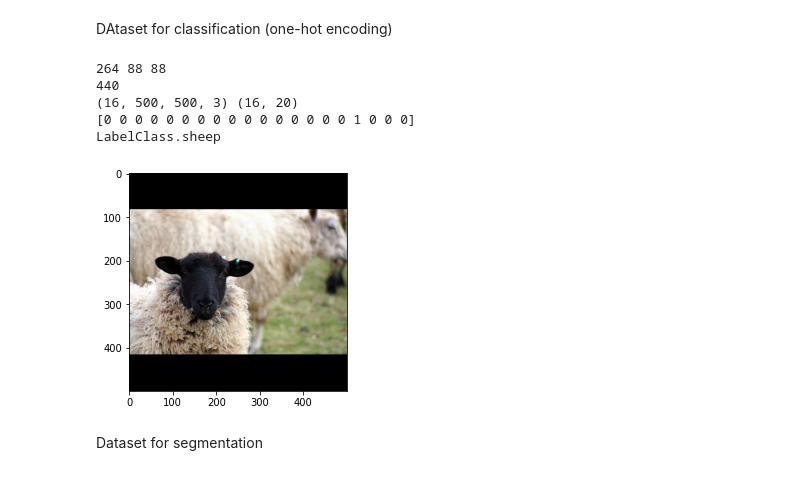
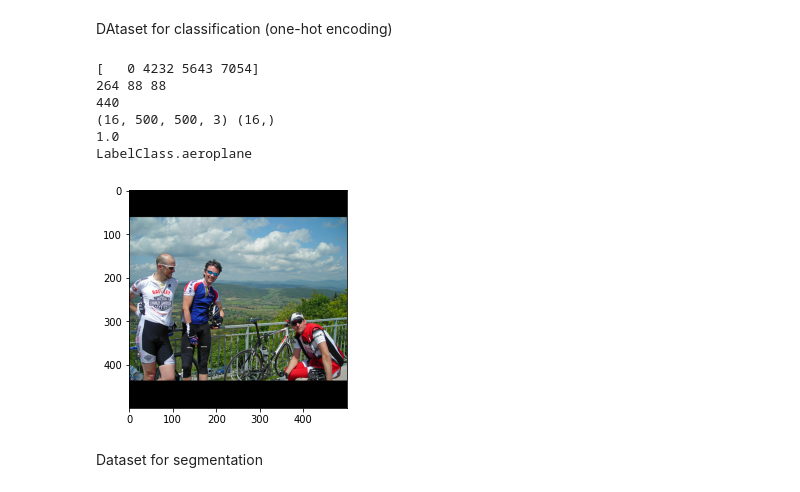
Before and after one commit to angusjf/angusjf, a Jupyter notebook: KUL_CV_FINAL.ipynb, the cells around one changed output. Saved outputs shown, nothing was run; the diff lists cells and outputs as text; code cells hidden in the pictures.

```diff
--- a/KUL_CV_FINAL.ipynb
+++ b/KUL_CV_FINAL.ipynb
@@ -93,15 +112,18 @@ class VOCDataset(Sequence):
             'motorbike', 'person', 'pottedplant', 'sheep', 'sofa', 'train',
             'tvmonitor']
 
-    def __init__(self, dataset_type, split, *args, **kwargs):
+    def __init__(self, dataset_type, split, train_shuffle=False, *args, **kwargs):
         super().__init__()
 
         self._whole_dataset = dataset_type(*args, **kwargs)
         self._subsets = dict()
 
         slices = np.round(np.cumsum([0] + split) * len(self._whole_dataset._ids)).astype(int)
+        print(slices)
         for i, name in enumerate(("train", "val", "tst")):
-            self._subsets[name] = dataset_type(*args, **kwargs, subset_slice=slice(slices[i], slices[i + 1]))
+            shuffle = (name == "train" and train_shuffle)
+
+            self._subsets[name] = dataset_type(*args, **kwargs, shuffle=shuffle, subset_slice=slice(slices[i], slices[i + 1]))
 
     def tr_set(self):
         return self._subsets.get("train")
@@ -118,9 +140,6 @@ class VOCDataset(Sequence):
     def __getitem__(self, idx):
         return self._whole_dataset[idx]
 
-    def test_set(self):
-        return self
-
 LabelClass = IntEnum("LabelClass", {label: i + 1 for i, label in enumerate(VOCDataset.CLASSES)})
 # %% [markdown]
 DAtaset for classification (one-hot encoding)
@@ -181,38 +230,40 @@ dataset = VOCDataset(
     VOCClassificationSubset,
     split=[0.6, 0.2, 0.2],
     dataset_root_dir=VOC_ROOT_FOLDER,
     batch_size=16,
-    transform=augmentation
+    transform=augmentation,
+    target_cls=LabelClass.car
 )
 tr = dataset.tr_set()
 val = dataset.val_set()
 test = dataset.tst_set()
 print(len(tr), len(val), len(test))
 print(len(dataset))
 # use validation for example
 dataset = val
 
 
 # getting sample
 images, labels = dataset[1]
 print(images.shape, labels.shape)
 image, label = images[0], labels[0]
 
 # NHWC format
 print(label)
 
 for i in np.squeeze(np.nonzero(label), axis=0):
     print(LabelClass(i + 1))
 
 plt.imshow(image)
 plt.show()
 # %% [output]
+[   0 4232 5643 7054]
 264 88 88
 440
-(16, 500, 500, 3) (16, 20)
-[0 0 0 0 0 0 0 0 0 0 0 0 0 0 0 0 1 0 0 0]
-LabelClass.sheep
+(16, 500, 500, 3) (16,)
+1.0
+LabelClass.aeroplane
-[figure, old version]
+[figure, new version]
 # %% [markdown]
 Dataset for segmentation
 # %%
```
Also changed, not shown: parts of 47 cells of this notebook.
